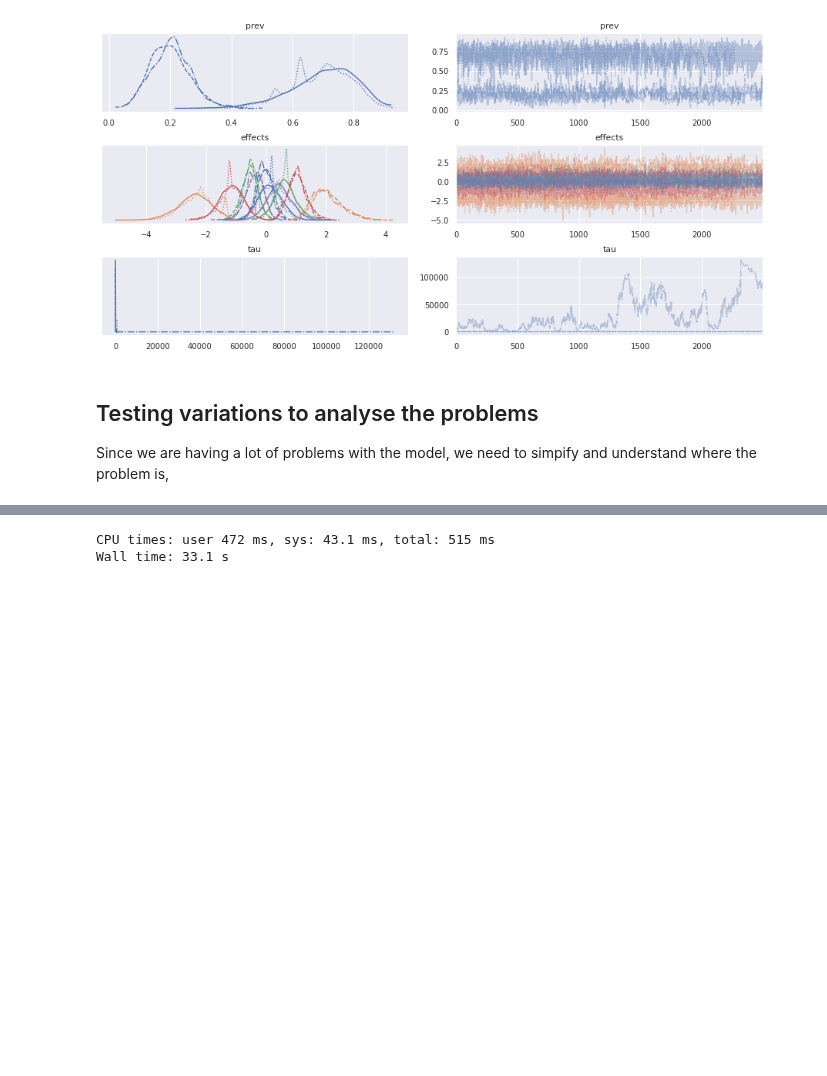
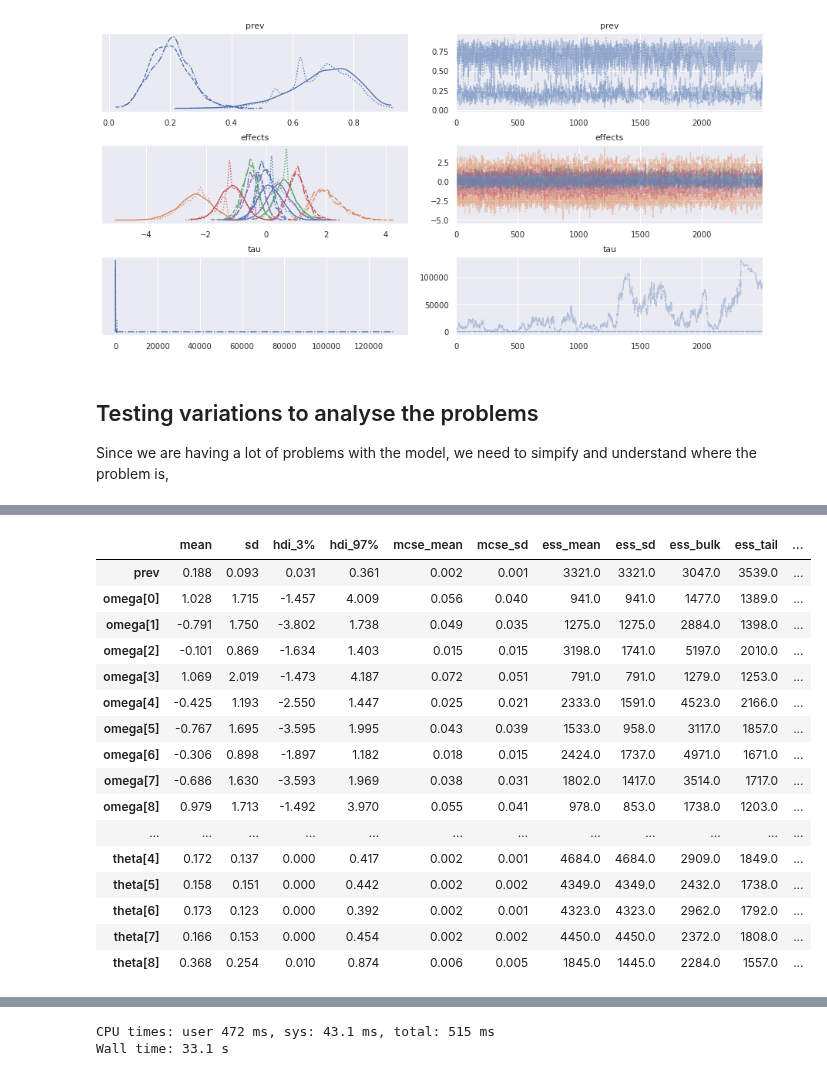
Before and after one commit to lucasmoschen/rds-bayesian-analysis-tcc, a Jupyter notebook: notebooks_book/imperfect_test_rds.ipynb, the cells around one changed output, grey strips where cells are left out. Drawn from its saved outputs; the diff is of its cells as text; code cells hidden in the pictures; blank space fills up the shorter version.

```diff
--- a/notebooks_book/imperfect_test_rds.ipynb
+++ b/notebooks_book/imperfect_test_rds.ipynb
@@ -425,3 +427,23 @@ Wall time: 56 s
+# %%
+summary
+# %% [output]
+|  | mean | sd | hdi_3% | hdi_97% | mcse_mean | mcse_sd | ess_mean | ess_sd | ess_bulk | ess_tail | ... |
+| prev | 0.188 | 0.093 | 0.031 | 0.361 | 0.002 | 0.001 | 3321.0 | 3321.0 | 3047.0 | 3539.0 | ... |
+| omega[0] | 1.028 | 1.715 | -1.457 | 4.009 | 0.056 | 0.040 | 941.0 | 941.0 | 1477.0 | 1389.0 | ... |
+| omega[1] | -0.791 | 1.750 | -3.802 | 1.738 | 0.049 | 0.035 | 1275.0 | 1275.0 | 2884.0 | 1398.0 | ... |
+| omega[2] | -0.101 | 0.869 | -1.634 | 1.403 | 0.015 | 0.015 | 3198.0 | 1741.0 | 5197.0 | 2010.0 | ... |
+| omega[3] | 1.069 | 2.019 | -1.473 | 4.187 | 0.072 | 0.051 | 791.0 | 791.0 | 1279.0 | 1253.0 | ... |
+| omega[4] | -0.425 | 1.193 | -2.550 | 1.447 | 0.025 | 0.021 | 2333.0 | 1591.0 | 4523.0 | 2166.0 | ... |
+| omega[5] | -0.767 | 1.695 | -3.595 | 1.995 | 0.043 | 0.039 | 1533.0 | 958.0 | 3117.0 | 1857.0 | ... |
+| omega[6] | -0.306 | 0.898 | -1.897 | 1.182 | 0.018 | 0.015 | 2424.0 | 1737.0 | 4971.0 | 1671.0 | ... |
+| omega[7] | -0.686 | 1.630 | -3.593 | 1.969 | 0.038 | 0.031 | 1802.0 | 1417.0 | 3514.0 | 1717.0 | ... |
+| omega[8] | 0.979 | 1.713 | -1.492 | 3.970 | 0.055 | 0.041 | 978.0 | 853.0 | 1738.0 | 1203.0 | ... |
+| ... | ... | ... | ... | ... | ... | ... | ... | ... | ... | ... | ... |
+| theta[4] | 0.172 | 0.137 | 0.000 | 0.417 | 0.002 | 0.001 | 4684.0 | 4684.0 | 2909.0 | 1849.0 | ... |
+| theta[5] | 0.158 | 0.151 | 0.000 | 0.442 | 0.002 | 0.002 | 4349.0 | 4349.0 | 2432.0 | 1738.0 | ... |
+| theta[6] | 0.173 | 0.123 | 0.000 | 0.392 | 0.002 | 0.001 | 4323.0 | 4323.0 | 2962.0 | 1792.0 | ... |
+| theta[7] | 0.166 | 0.153 | 0.000 | 0.454 | 0.002 | 0.002 | 4450.0 | 4450.0 | 2372.0 | 1808.0 | ... |
+| theta[8] | 0.368 | 0.254 | 0.010 | 0.874 | 0.006 | 0.005 | 1845.0 | 1445.0 | 2284.0 | 1557.0 | ... |
 # %%
 az.plot_trace(fit_rds_imperfect_eff_v0, var_names=('prev', 'tau'))
 plt.show()
```
Also changed, not shown: parts of 11 cells of this notebook, 2 other files.
